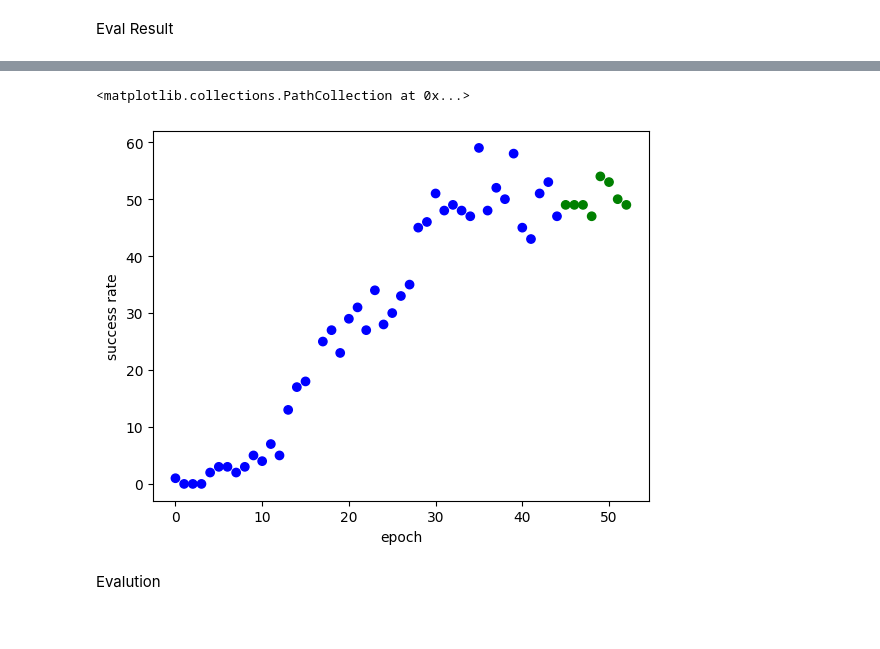
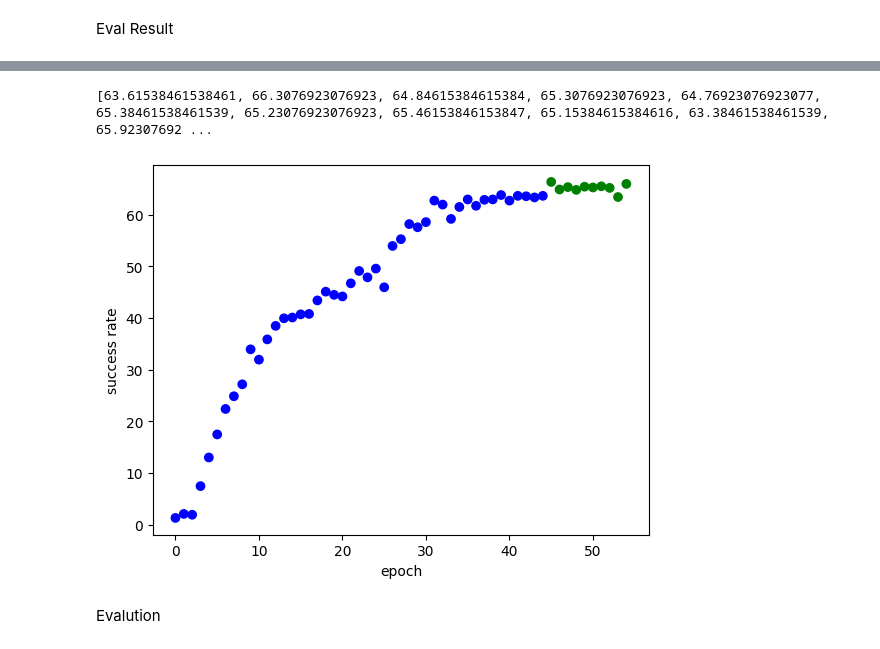
Before and after one commit to jiajingk/train_vima, a Jupyter notebook: visualize.ipynb, the cells around one changed output, grey strips where cells are left out. Cells and saved outputs as stored; diff of their text form; code cells hidden in the pictures.

```diff
--- a/visualize.ipynb
+++ b/visualize.ipynb
@@ -189,7 +189,7 @@ _ = plt.plot(lrs)
 # %% [markdown]
 Eval Result
 # %%
-df = pd.read_csv('eval_2024-05-29_magic-forest-690_51_run.csv')
+df = pd.read_csv('eval_2M_run.csv')
 # %%
 def calc_success_rate(df):
     task_ids = {
@@ -268,6 +268,3 @@ def extract_avg_success(trace: List[Tuple[int, Dict[str, float]]]):
         list(x[0] for x in trace),
         list(sum(x[1].values()) / len(x[1]) for x in trace)
     )
-# %%
-x, y = extract_single_success("17", success_rate_trace)
-plt.scatter(x, y)
@@ -280,0 +271,11 @@ ys[-5:]
+# %%
+xs, ys = extract_single_success("17", success_rate_trace)
+def decide(i):
+    if i < 45:
+        return 'b'
+    elif 45 <= i <= 55:
+        return 'g'
+    return 'r'
+colors = [decide(x) for x in xs]
+_ = plt.scatter(xs, ys, color=colors)
+ys[-11:]
@@ -281,13 +285,20 @@ ys[-5:]
 # %%
-xs, ys = extract_single_success("05", success_rate_trace)
+xs, ys = extract_avg_success(success_rate_trace)
 plt.xlabel('epoch')
 plt.ylabel('success rate')
-decide = lambda i: 'b' if i < 45 else 'g'
+def decide(i):
+    if i < 45:
+        return 'b'
+    elif 45 <= i <= 55:
+        return 'g'
+    return 'r'
+
 colors = [decide(x) for x in xs]
-plt.scatter(xs, ys, color=colors)
+_ = plt.scatter(xs, ys, color=colors)
+print(ys[-11:])
 # %% [output]
-<matplotlib.collections.PathCollection at 0x...>
+[63.61538461538461, 66.3076923076923, 64.84615384615384, 65.3076923076923, 64.76923076923077, 65.38461538461539, 65.23076923076923, 65.46153846153847, 65.15384615384616, 63.38461538461539, 65.92307692 ...
-[figure, old version]
+[figure, new version]
 # %% [markdown]
 Evalution
 # %%
```
Also changed, not shown: parts of 13 cells of this notebook, 5 other files.
